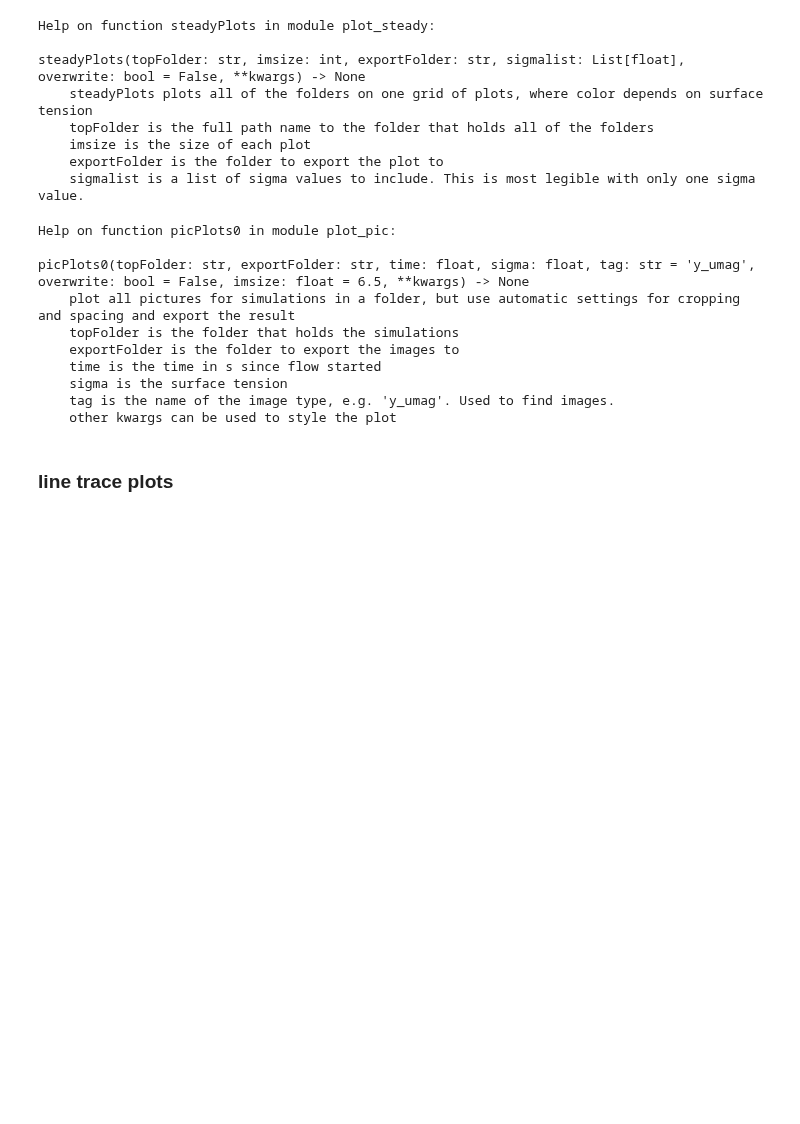
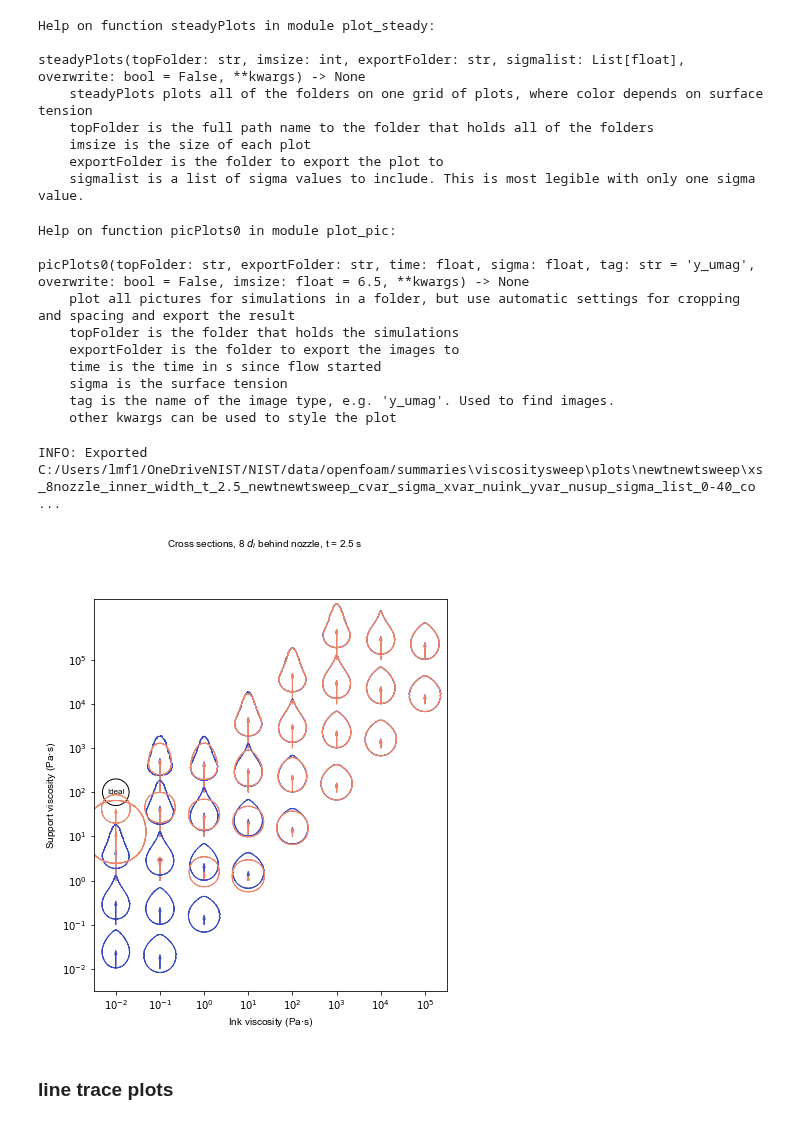
Before and after one commit to usnistgov/openfoamEmbedded3DP, a Jupyter notebook: jupyter_notebooks/interfacemetrics_viscsweep.ipynb, the cells around one changed output. Drawn from its saved outputs; the diff is of its cells as text; code cells hidden in the pictures; blank space fills up the shorter version.

```diff
--- a/jupyter_notebooks/interfacemetrics_viscsweep.ipynb
+++ b/jupyter_notebooks/interfacemetrics_viscsweep.ipynb
@@ -157,6 +157,15 @@ for s in ['newtnewtsweep']:
     sigma = 0
     for ta in ['y_umag']:
         picPlots0(TOPFOLDER, EXPORTFOLDER, t, sigma, tag=ta, xvar=xvar, yvar=yvar, overwrite=True, adjustBounds=True)
+# %%
+fullv = [10**i for i in range(-2, 6)]
+TOPFOLDER = EFOLDERS[2]
+fig = XSPlots0(TOPFOLDER, EXPORTFOLDER, 2.5, 8
+         , xunits='nozzle_inner_width',
+         cvar='sigma', xvar='nuink', yvar='nusup', sigma_list=[0,40], color_list=['#3b4cc0', '#ee8468'])
+# %% [output]
+INFO: Exported C:/Users/lmf1/OneDriveNIST/NIST/data/openfoam/summaries\viscositysweep\plots\newtnewtsweep\xs_8nozzle_inner_width_t_2.5_newtnewtsweep_cvar_sigma_xvar_nuink_yvar_nusup_sigma_list_0-40_co ...
+[figure, added]
 # %%
 fullv = [10**i for i in range(-2, 6)]
 
```
Also changed, not shown: 8 other files.
